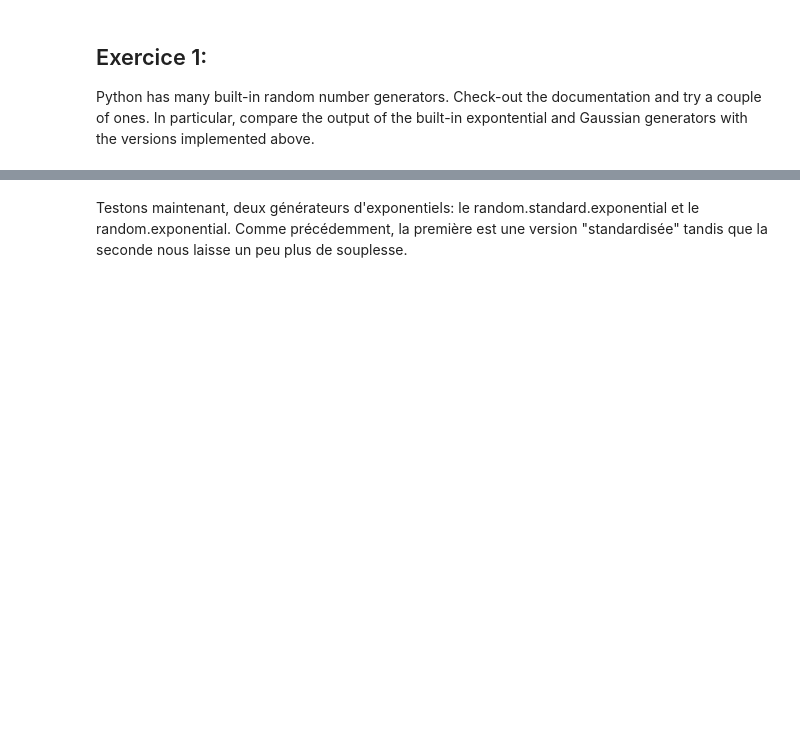
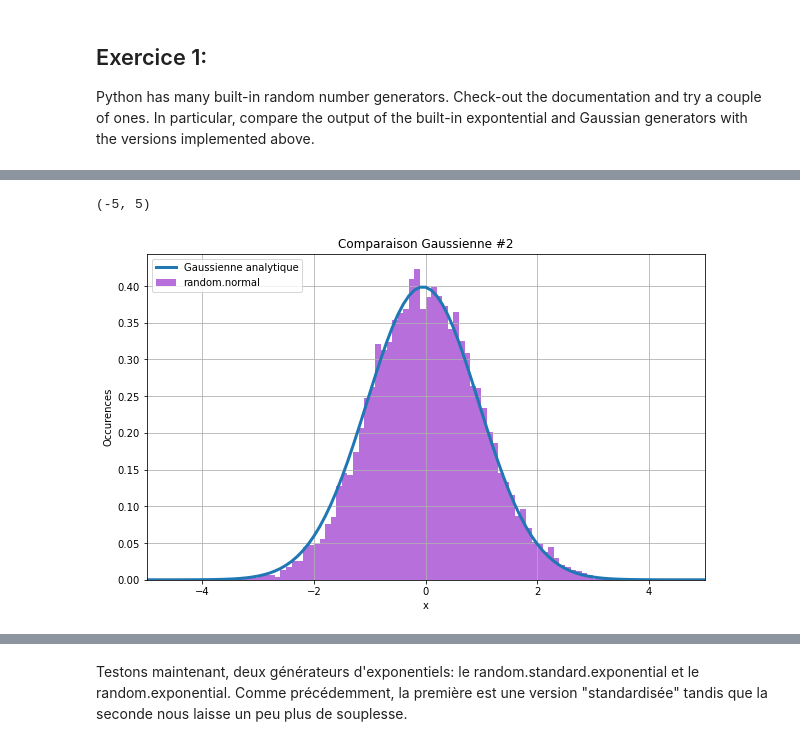
Before and after one commit to Daestraz/MOOC-PhysStat, a Jupyter notebook: Projet Monte-Carlo.ipynb, the cells around one changed output, grey strips where cells are left out. Saved outputs shown, nothing was run; the diff lists cells and outputs as text; code cells hidden in the pictures; blank space fills up the shorter version.

```diff
--- a/Projet Monte-Carlo.ipynb
+++ b/Projet Monte-Carlo.ipynb
@@ -14,0 +46,31 @@ Commençons à tester 3 façon différentes de générer une gaussienne. Les deu
+# %%
+#------------------------------------ Préparation des histogrammes
+nx=101
+xi=np.linspace(-5.,5.,nx)
+
+binwidth=0.1 #Défini la largeur des colonnes
+bins=np.arange(-5.,5.2, binwidth) #Défini les valeurs sur lequel notre commande va s'exécuter (en précisant le pas avec binwidth)
+xc = bins[:-1] + binwidth/2 # Centrons nos bins
+
+#------------------------------------ Gaussienne
+mu, sigma = 0, 1
+normal = np.random.normal(mu, sigma, size=10000)
+defin= np.exp(-0.5*((xc - mu)/sigma)**2)/(np.sqrt(2*np.pi)*sigma)
+
+
+#------------------------------------ Graphe
+plt.figure(figsize=(10,6))
+plt.title('Comparaison Gaussienne #2')
+plt.xlabel('x')
+plt.ylabel('Occurences')
+
+plt.plot(xi, defin, label='Gaussienne analytique',
+            color='C0', linestyle='-',lw=3)
+plt.hist(normal, bins=bins, density=True, color="darkorchid", alpha=0.7, label='random.normal')
+
+plt.legend(loc='upper left')
+plt.grid()
+plt.xlim(-5,5)
+# %% [output]
+(-5, 5)
+[figure, added]
```
Also changed, not shown: parts of 49 cells of this notebook.
